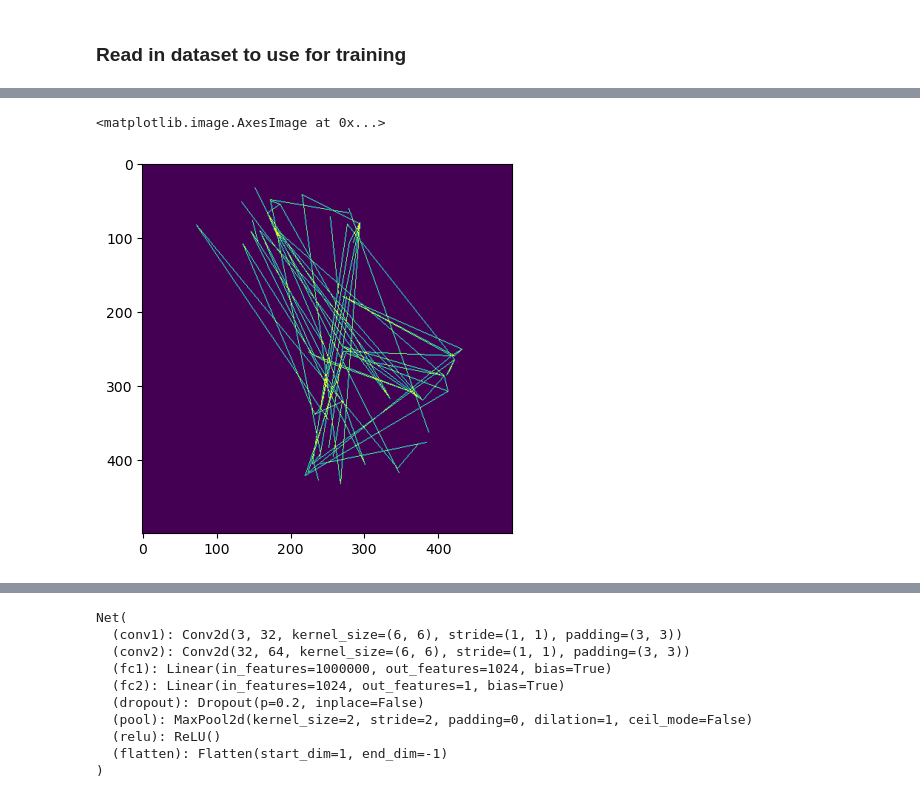
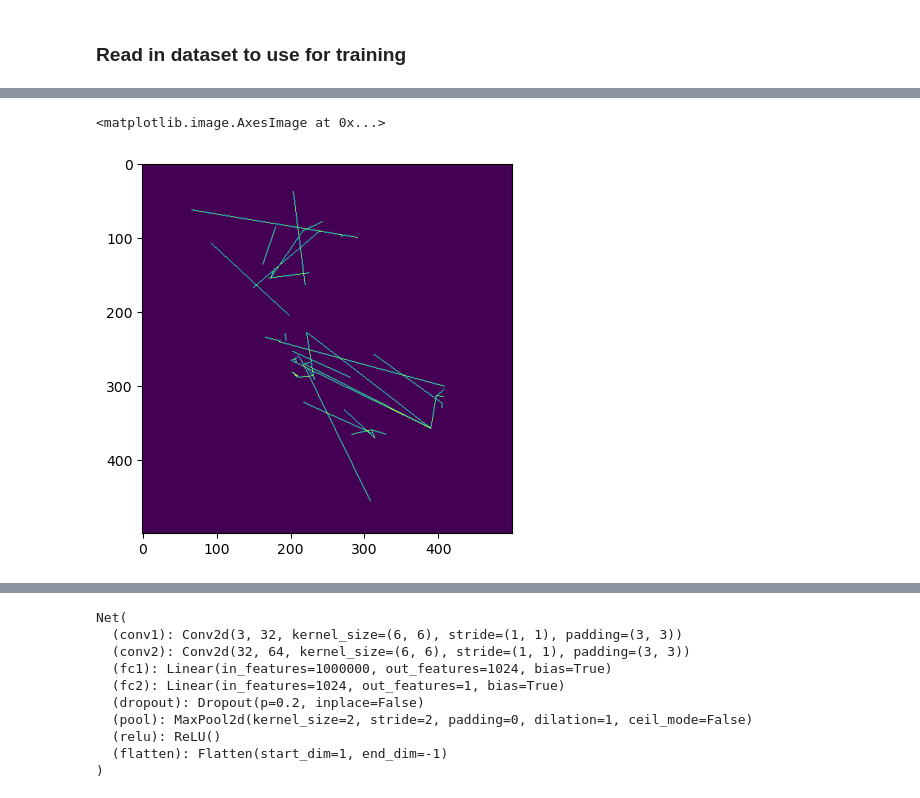
Before and after one commit to giliapatterson/spatial_ckmr, a Jupyter notebook: elephants/network.ipynb, the cells around one changed output, grey strips where cells are left out. Drawn from its saved outputs; the diff is of its cells as text; code cells hidden in the pictures.

```diff
--- a/elephants/network.ipynb
+++ b/elephants/network.ipynb
@@ -74,7 +74,14 @@ class KinDataset(Dataset):
         input_tensor = torch.cat((spaghetti_pops, spaghetti_sibs, intensity_map), 0).float()
         label = torch.tensor([self.labels['N'].iloc[idx]]).float()
         return input_tensor, label, n, group_size
+# %%
+def fix_gs(df):
+    nogs_i = np.isnan(df.loc[:,'nfullsibs'])
+    df.loc[nogs_i,'nfullsibs'] = df.loc[nogs_i,'nsibs']
+    df.loc[nogs_i,'nsibs'] = df.loc[nogs_i,'npops']
+    df.loc[nogs_i,'npops'] = df.loc[nogs_i,'group_size']
+    df.loc[nogs_i,'group_size'] = 15
+    return(df)
 # %%
 spatial_labels = pd.read_csv("/sietch_colab/gpatters/ckmr/elephants/spatial_labels.csv")
-random_labels = pd.read_csv("/sietch_colab/gpatters/ckmr/elephants/random_labels.csv")
-kin_dataset = KinDataset("/sietch_colab/gpatters/ckmr/elephants", spatial_labels, spatial_sample = True)
+spatial_labels = fix_gs(spatial_labels)
@@ -80,0 +90,3 @@ kin_dataset = KinDataset("/sietch_colab/gpatters/ckmr/elephants", spatial_labels
+# %%
+labels = spatial_labels.query('n == 291 and N > 300')
+labels
@@ -81,12 +107,11 @@ kin_dataset = KinDataset("/sietch_colab/gpatters/ckmr/elephants", spatial_labels
 # %%
-random_data = KinDataset("/sietch_colab/gpatters/ckmr/elephants", random_labels, spatial_sample = False)
+kin_dataset = KinDataset("/sietch_colab/gpatters/ckmr/elephants", labels, spatial_sample = True)
 # %%
 plt.imshow(kin_dataset[2][0][0])
-plt.imshow(random_data[2][0][1])
 #plt.imshow(kin_dataset[2][0][2])
 # %% [output]
 <matplotlib.image.AxesImage at 0x...>
-[figure, old version]
+[figure, new version]
 # %%
 n_total = len(kin_dataset)
 n_train = round(n_total*0.75)
```
Also changed, not shown: parts of 40 cells of this notebook, 2 other files.
